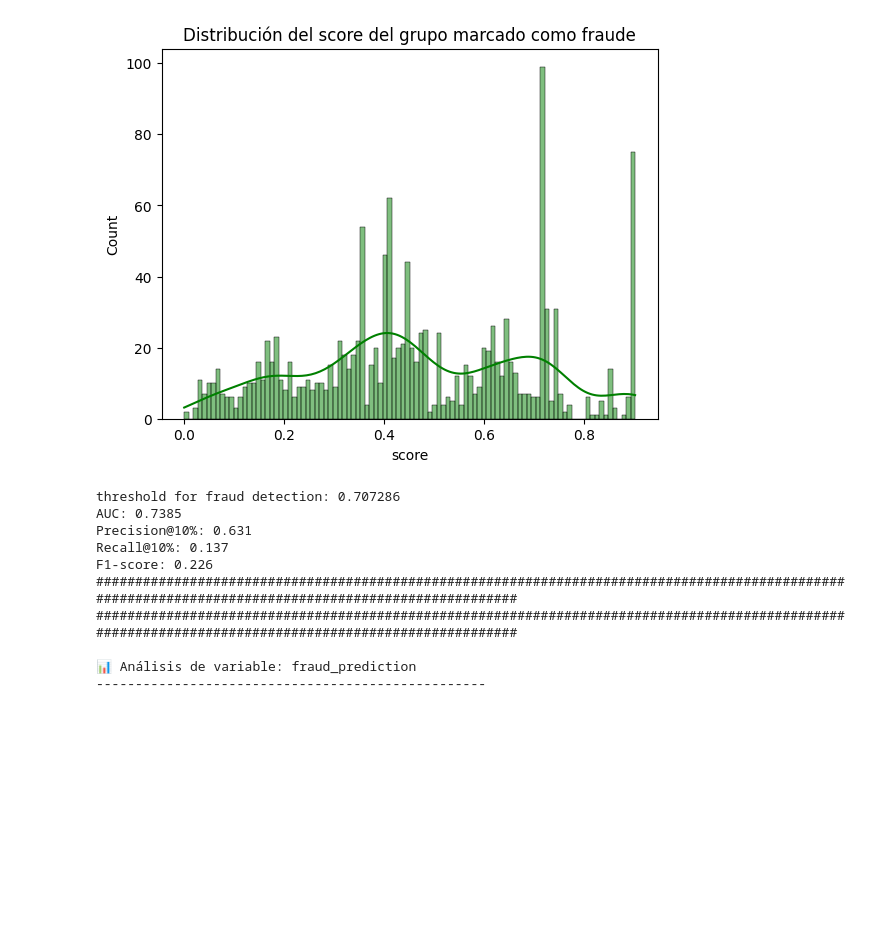
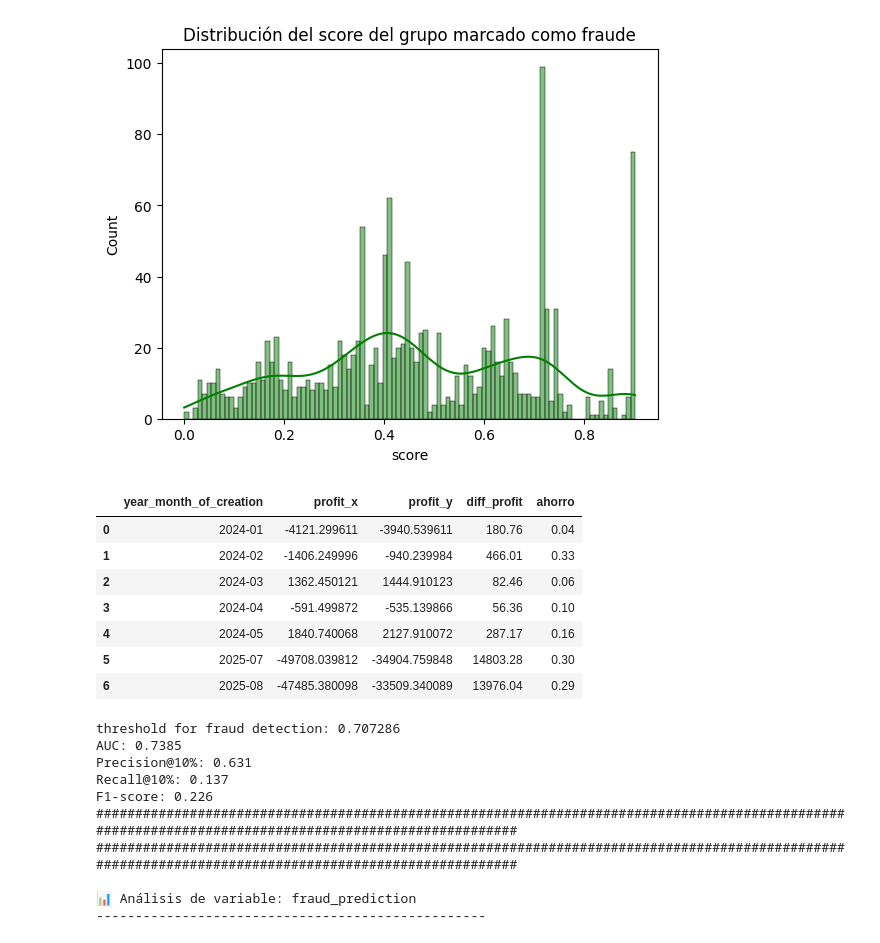
Before and after one commit to cgomez-QB/Fraud-Model, a Jupyter notebook: src/first_exploration/exploratory_data_analysis.ipynb, the cells around one changed output. Cells and saved outputs as stored; diff of their text form; code cells hidden in the pictures; blank space fills up the shorter version.

Commit message:
calculos mensuales de ahorro

```diff
--- a/src/first_exploration/exploratory_data_analysis.ipynb
+++ b/src/first_exploration/exploratory_data_analysis.ipynb
@@ -1670,6 +1617,27 @@ df_test_count
 | 0 | 0 | 1104 | 0.382031 |
 | 1 | 1 | 302 | 0.783757 |
 [figure]
+# %%
+df_mask = df_data[df_data["year_month_of_creation"].isin(["2024-01","2024-02","2024-03","2024-04","2024-05","2025-07","2025-08"])]
+df_count= df_mask.groupby("year_month_of_creation")["profit"].sum().reset_index()
+
+df_pred= df_mask[df_mask["fraud_prediction"]==0].groupby("year_month_of_creation")["profit"].sum().reset_index()
+
+df_pred = df_count.merge(df_pred, on="year_month_of_creation", how='left')
+df_pred["diff_profit"] = (df_pred["profit_x"] - df_pred["profit_y"]).abs().round(2)
+df_pred["profit_x"].sum(), df_pred["profit_y"].sum()
+df_pred["ahorro"] =(df_pred["diff_profit"] / df_pred["profit_x"]).abs().round(2)
+
+df_pred
+# %% [output]
+|  | year_month_of_creation | profit_x | profit_y | diff_profit | ahorro |
+| 0 | 2024-01 | -4121.299611 | -3940.539611 | 180.76 | 0.04 |
+| 1 | 2024-02 | -1406.249996 | -940.239984 | 466.01 | 0.33 |
+| 2 | 2024-03 | 1362.450121 | 1444.910123 | 82.46 | 0.06 |
+| 3 | 2024-04 | -591.499872 | -535.139866 | 56.36 | 0.10 |
+| 4 | 2024-05 | 1840.740068 | 2127.910072 | 287.17 | 0.16 |
+| 5 | 2025-07 | -49708.039812 | -34904.759848 | 14803.28 | 0.30 |
+| 6 | 2025-08 | -47485.380098 | -33509.340089 | 13976.04 | 0.29 |
 # %%
 X = df_data[lst_final_cols].copy()
 y = df_data["fraud"].astype(int)
```
Also changed, not shown: parts of 17 cells of this notebook.
